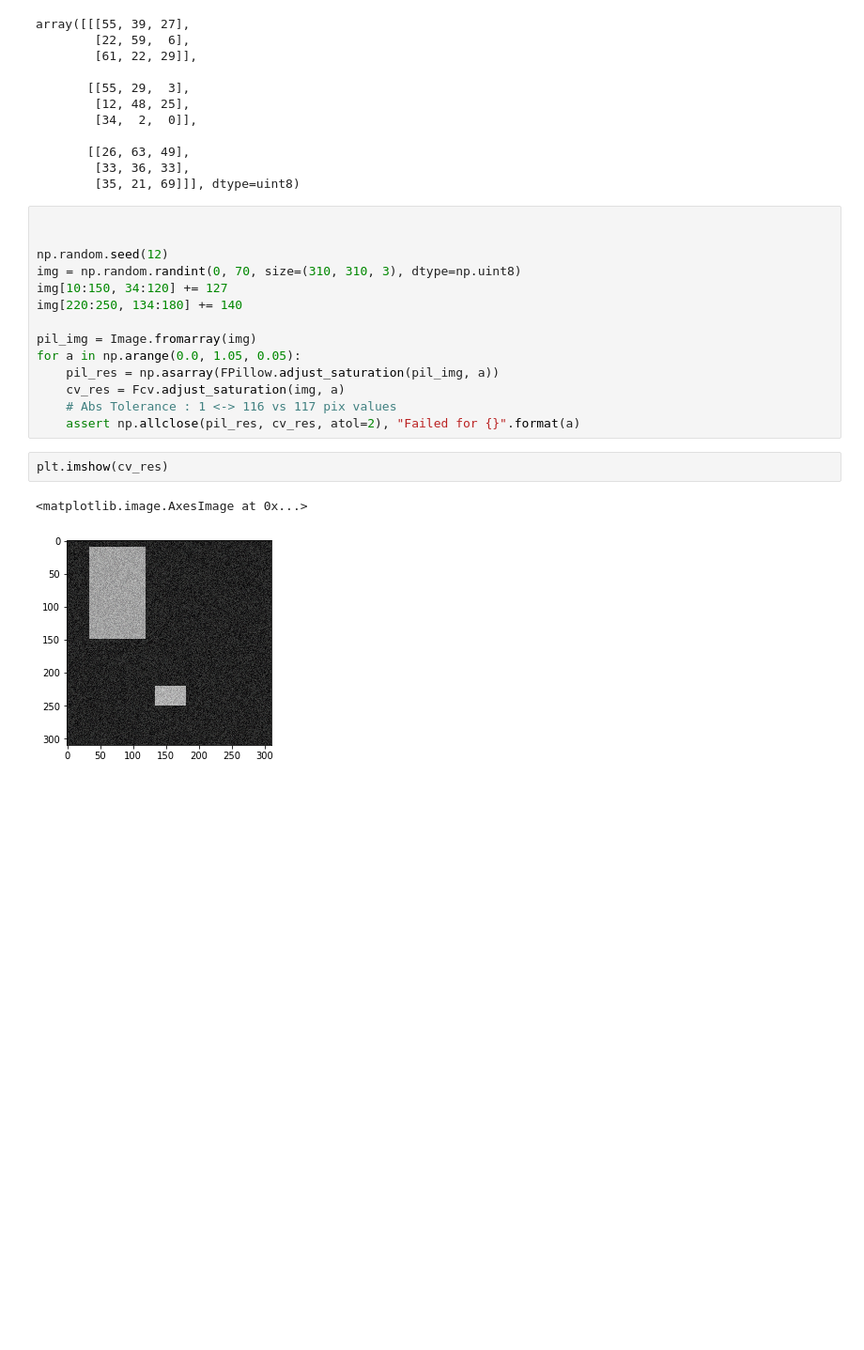
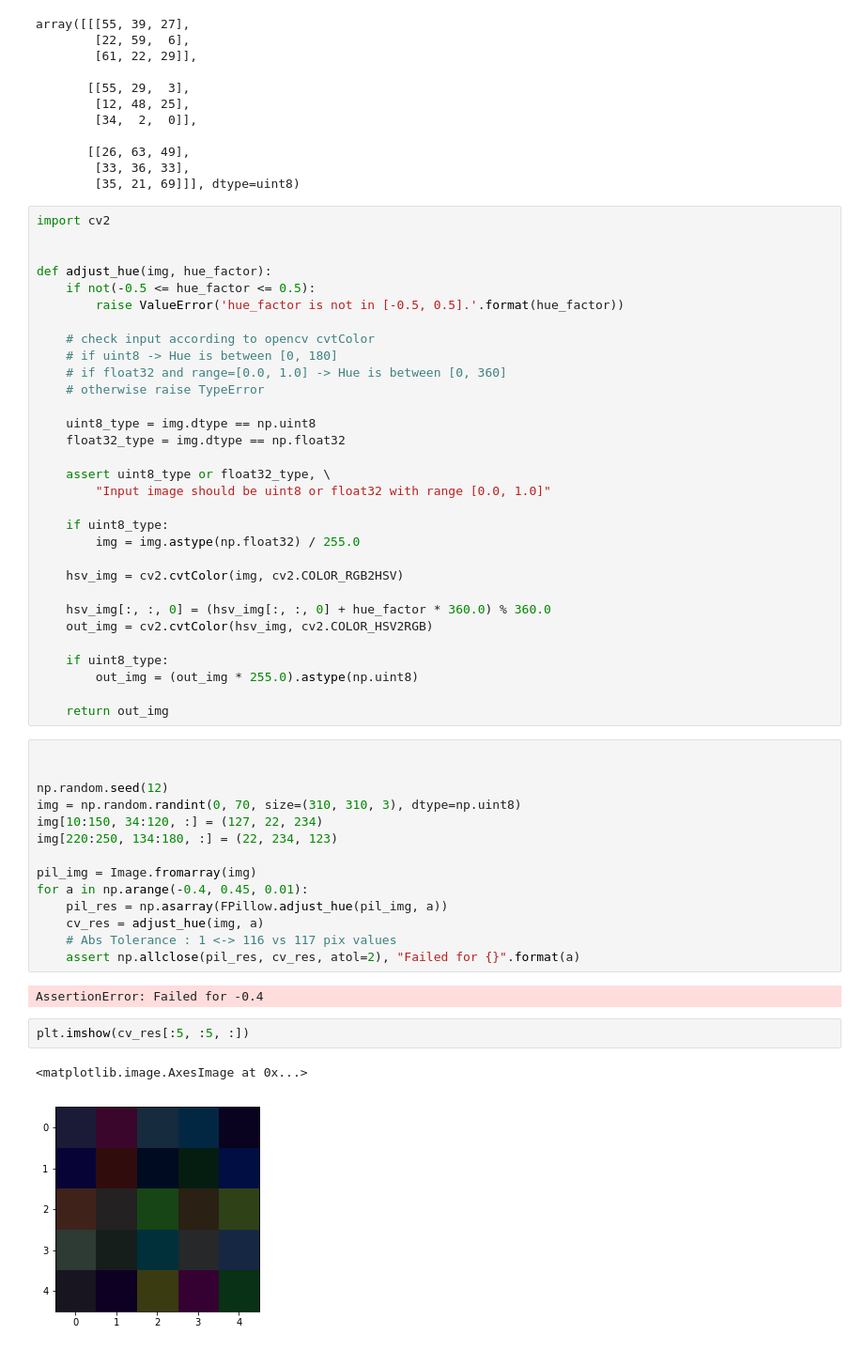
Before and after one commit to vfdev-5/VisionTransforms, a Jupyter notebook: examples/basic.ipynb, the cells around one changed output. Shown at 94% size. Drawn from its saved outputs; the diff is of its cells as text; blank space fills up the shorter version.

```diff
--- a/examples/basic.ipynb
+++ b/examples/basic.ipynb
@@ -216,23 +218,56 @@ array([[[55, 39, 27],
        [[26, 63, 49],
         [33, 36, 33],
         [35, 21, 69]]], dtype=uint8)
+# %%
+import cv2
+
+
+def adjust_hue(img, hue_factor):
+    if not(-0.5 <= hue_factor <= 0.5):
+        raise ValueError('hue_factor is not in [-0.5, 0.5].'.format(hue_factor))
+
+    # check input according to opencv cvtColor
+    # if uint8 -> Hue is between [0, 180]
+    # if float32 and range=[0.0, 1.0] -> Hue is between [0, 360]
+    # otherwise raise TypeError
+
+    uint8_type = img.dtype == np.uint8
+    float32_type = img.dtype == np.float32
+
+    assert uint8_type or float32_type, \
+        "Input image should be uint8 or float32 with range [0.0, 1.0]"
+
+    if uint8_type:
+        img = img.astype(np.float32) / 255.0
+
+    hsv_img = cv2.cvtColor(img, cv2.COLOR_RGB2HSV)
+
+    hsv_img[:, :, 0] = (hsv_img[:, :, 0] + hue_factor * 360.0) % 360.0
+    out_img = cv2.cvtColor(hsv_img, cv2.COLOR_HSV2RGB)
+
+    if uint8_type:
+        out_img = (out_img * 255.0).astype(np.uint8)
+
+    return out_img
 # %%
 
 
 np.random.seed(12)
 img = np.random.randint(0, 70, size=(310, 310, 3), dtype=np.uint8)
-img[10:150, 34:120] += 127
-img[220:250, 134:180] += 140
+img[10:150, 34:120, :] = (127, 22, 234)
+img[220:250, 134:180, :] = (22, 234, 123)
 
 pil_img = Image.fromarray(img)
-for a in np.arange(0.0, 1.05, 0.05):
-    pil_res = np.asarray(FPillow.adjust_saturation(pil_img, a))
-    cv_res = Fcv.adjust_saturation(img, a)
+for a in np.arange(-0.4, 0.45, 0.01):
+    pil_res = np.asarray(FPillow.adjust_hue(pil_img, a))
+    cv_res = adjust_hue(img, a)
     # Abs Tolerance : 1 <-> 116 vs 117 pix values
     assert np.allclose(pil_res, cv_res, atol=2), "Failed for {}".format(a)
+# %% [output]
+AssertionError: Failed for -0.4
 # %%
-plt.imshow(cv_res)
+plt.imshow(cv_res[:5, :5, :])
 # %% [output]
 <matplotlib.image.AxesImage at 0x...>
-[figure, old version]
+[figure, new version]
 # %%
```
Also changed, not shown: parts of 17 cells of this notebook, 5 other files.
